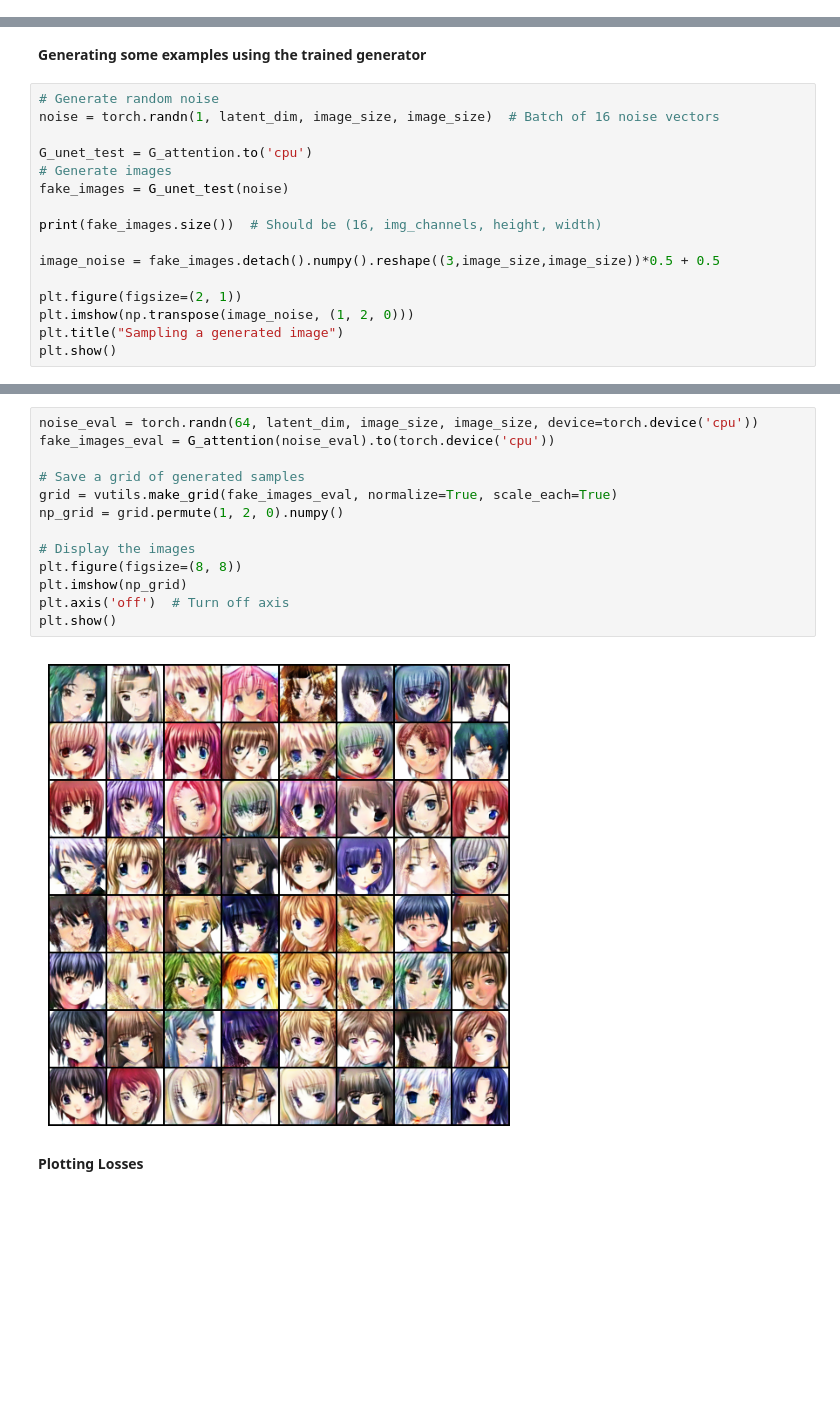
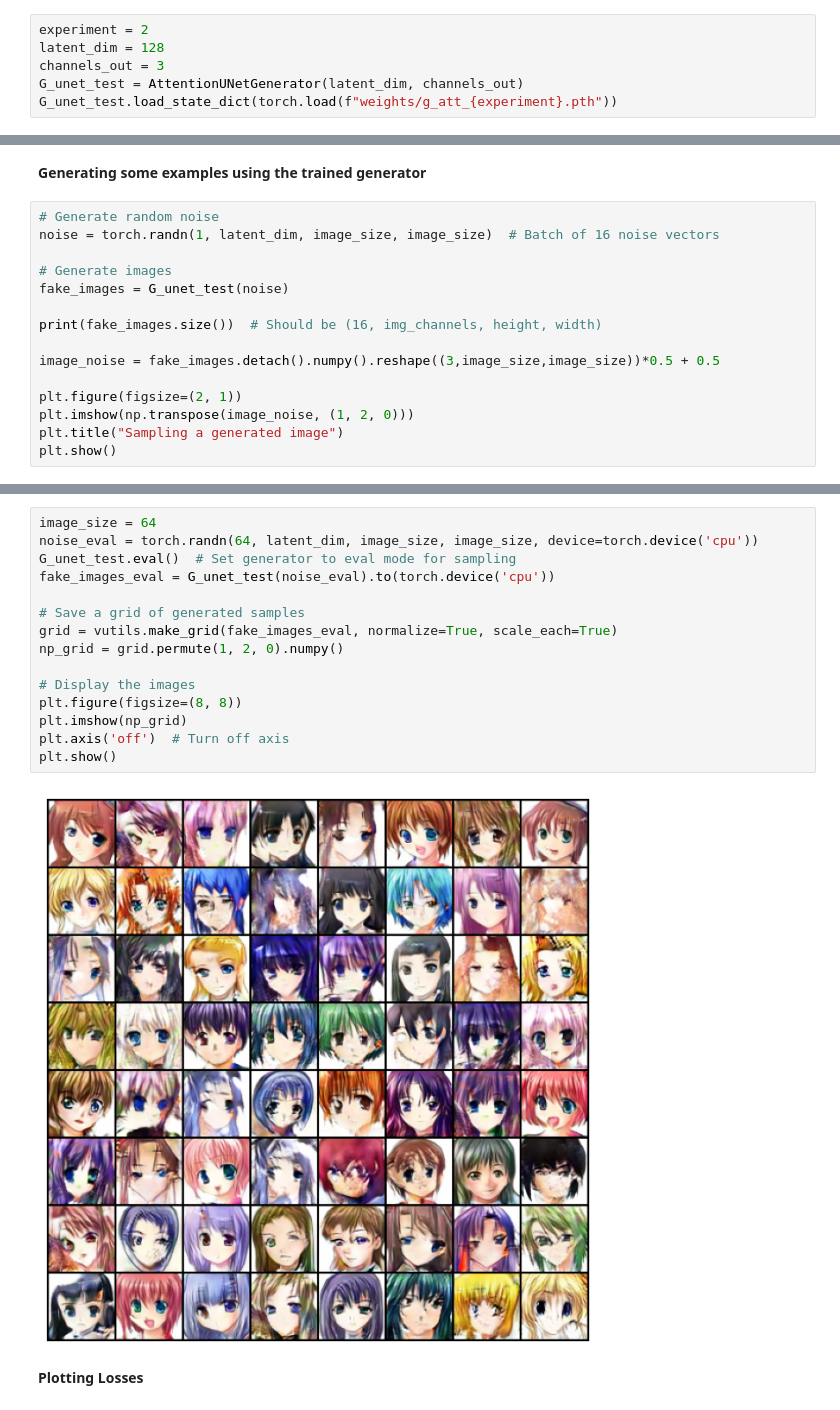
Before and after one commit to nizar139/Gans, a Jupyter notebook: code/paintings/AttentionGAN copy.ipynb, the cells around one changed output, grey strips where cells are left out. Drawn from its saved outputs; the diff is of its cells as text; blank space fills up the shorter version.

```diff
--- a/code/paintings/AttentionGAN copy.ipynb
+++ b/code/paintings/AttentionGAN copy.ipynb
@@ -385,3 +413,9 @@ KeyboardInterrupt:
 # %%
 torch.save(D_attention.state_dict(), f"weights/d_att_{experiment}.pth")
 torch.save(G_attention.state_dict(), f"weights/g_att_{experiment}.pth")
+# %%
+experiment = 2
+latent_dim = 128
+channels_out = 3
+G_unet_test = AttentionUNetGenerator(latent_dim, channels_out)
+G_unet_test.load_state_dict(torch.load(f"weights/g_att_{experiment}.pth"))
@@ -391,7 +427,6 @@ torch.save(G_attention.state_dict(), f"weights/g_att_{experiment}.pth")
 # Generate random noise
 noise = torch.randn(1, latent_dim, image_size, image_size)  # Batch of 16 noise vectors
 
-G_unet_test = G_attention.to('cpu')
 # Generate images
 fake_images = G_unet_test(noise)
 
@@ -409,18 +444,20 @@ torch.Size([1, 3, 64, 64])
 # %%
+image_size = 64
 noise_eval = torch.randn(64, latent_dim, image_size, image_size, device=torch.device('cpu'))
-fake_images_eval = G_attention(noise_eval).to(torch.device('cpu'))
+G_unet_test.eval()  # Set generator to eval mode for sampling
+fake_images_eval = G_unet_test(noise_eval).to(torch.device('cpu'))
 
 # Save a grid of generated samples
 grid = vutils.make_grid(fake_images_eval, normalize=True, scale_each=True)
 np_grid = grid.permute(1, 2, 0).numpy()
 
 # Display the images
 plt.figure(figsize=(8, 8))
 plt.imshow(np_grid)
 plt.axis('off')  # Turn off axis
 plt.show()
 # %% [output]
-[figure, old version]
+[figure, new version]
 # %% [markdown]
 <strong> Plotting Losses <strong>
 # %%
```
Also changed, not shown: parts of 6 cells of this notebook, 39 other files.
